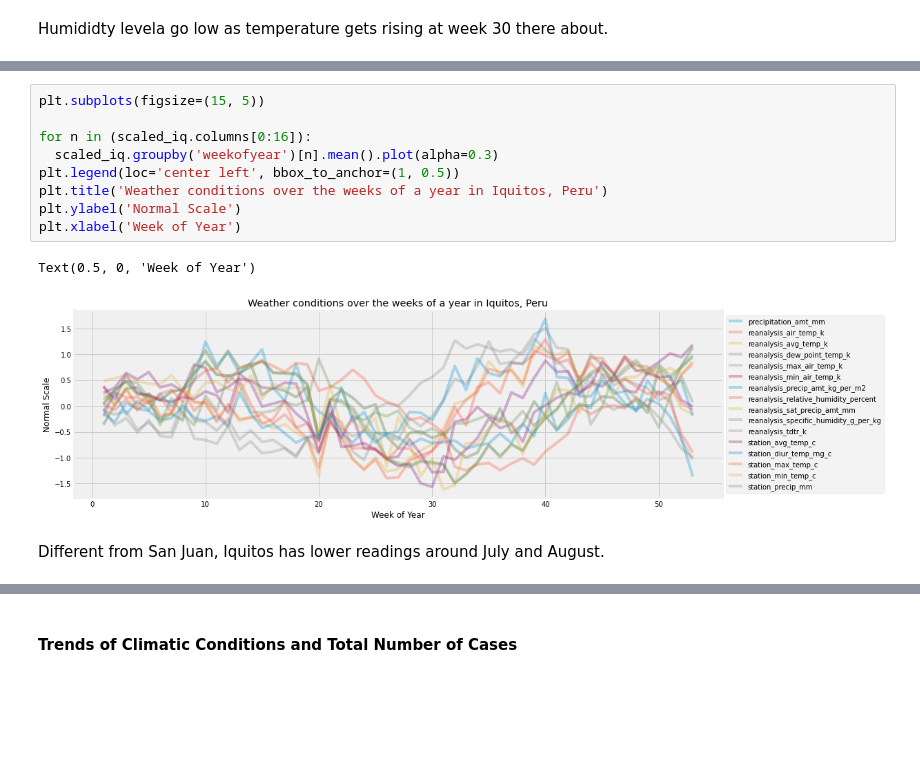
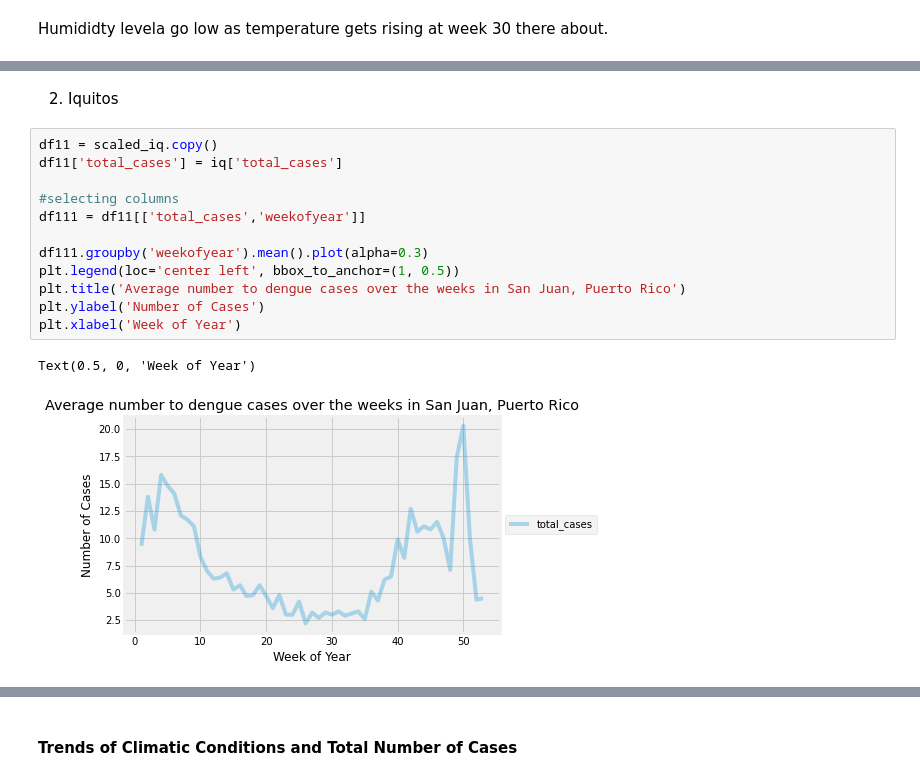
Before and after one commit to Mjcherono/Predicting-Disease-Spread, a Jupyter notebook: dengue.ipynb, the cells around one changed output, grey strips where cells are left out. Saved outputs shown, nothing was run; the diff lists cells and outputs as text; blank space fills up the shorter version.

```diff
--- a/dengue.ipynb
+++ b/dengue.ipynb
@@ -895,14 +910,17 @@ Humididty levela go low as temperature gets rising at week 30 there about.
+# %% [markdown]
+2. Iquitos
 # %%
-plt.subplots(figsize=(15, 5))
+df11 = scaled_iq.copy()
+df11['total_cases'] = iq['total_cases']
 
-for n in (scaled_iq.columns[0:16]):
-  scaled_iq.groupby('weekofyear')[n].mean().plot(alpha=0.3)
+#selecting columns
+df111 = df11[['total_cases','weekofyear']]
+
+df111.groupby('weekofyear').mean().plot(alpha=0.3)
 plt.legend(loc='center left', bbox_to_anchor=(1, 0.5))
-plt.title('Weather conditions over the weeks of a year in Iquitos, Peru')
-plt.ylabel('Normal Scale')
+plt.title('Average number to dengue cases over the weeks in San Juan, Puerto Rico')
+plt.ylabel('Number of Cases')
 plt.xlabel('Week of Year')
 # %% [output]
 Text(0.5, 0, 'Week of Year')
-[figure, old version]
+[figure, new version]
-# %% [markdown]
-Different from San Juan, Iquitos has lower readings around July and August.
```
Also changed, not shown: parts of 20 cells of this notebook.
